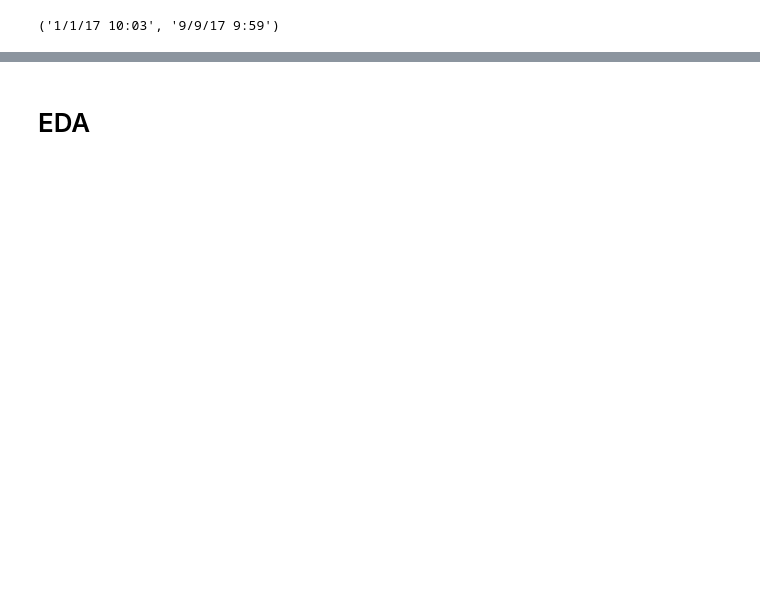
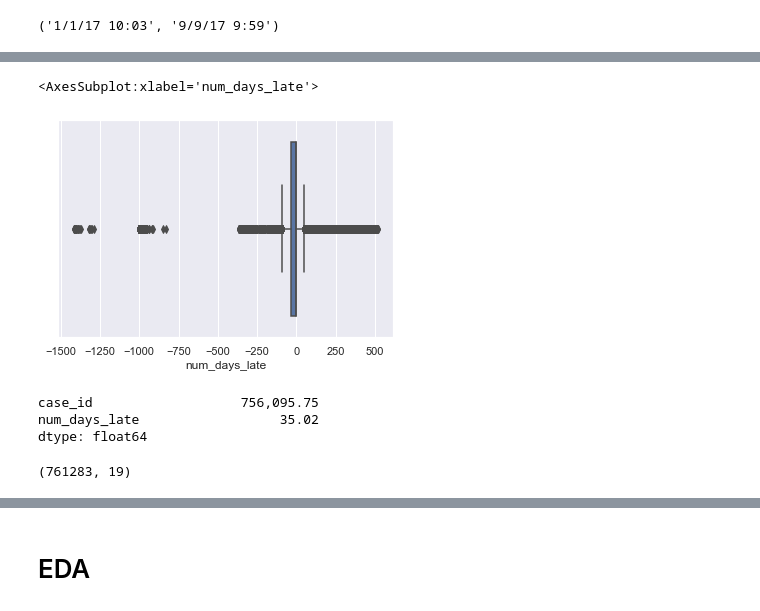
Before and after one commit to raedownen/classification_311, a Jupyter notebook: working_nb.ipynb, the cells around one changed output, grey strips where cells are left out. Cells and saved outputs as stored; diff of their text form; code cells hidden in the pictures; blank space fills up the shorter version.

```diff
--- a/working_nb.ipynb
+++ b/working_nb.ipynb
@@ -488,0 +628,5 @@ def prep21(df):
+# %%
+df = df.drop_duplicates()
+# Rows containing duplicate data
+duplicate_rows_df = df[df.duplicated()]
+print('number of duplicate rows: ', duplicate_rows_df.shape)
@@ -488,0 +644,4 @@ def prep21(df):
+# %%
+# Dropping the duplicates
+df = df.drop_duplicates()
+df.head(5)
@@ -488,0 +716,4 @@ def prep21(df):
+# %%
+# Dropping the missing values.
+df = df.dropna()
+df.count()
@@ -488,0 +741,20 @@ def prep21(df):
+# %%
+#Detecting Outliers with IQR score technique
+sns.boxplot(x=df['num_days_late'])
+# %% [output]
+<AxesSubplot:xlabel='num_days_late'>
+[figure, added]
+# %%
+Q1 = df.quantile(0.25)
+Q3 = df.quantile(0.75)
+IQR = Q3 - Q1
+print(IQR)
+# %% [output]
+case_id                   756,095.75
+num_days_late                  35.02
+dtype: float64
+# %%
+df = df[~((df < (Q1-1.5 * IQR)) |(df > (Q3 + 1.5 * IQR))).any(axis=1)]
+df.shape
+# %% [output]
+(761283, 19)
```
Also changed, not shown: parts of 45 cells of this notebook.
